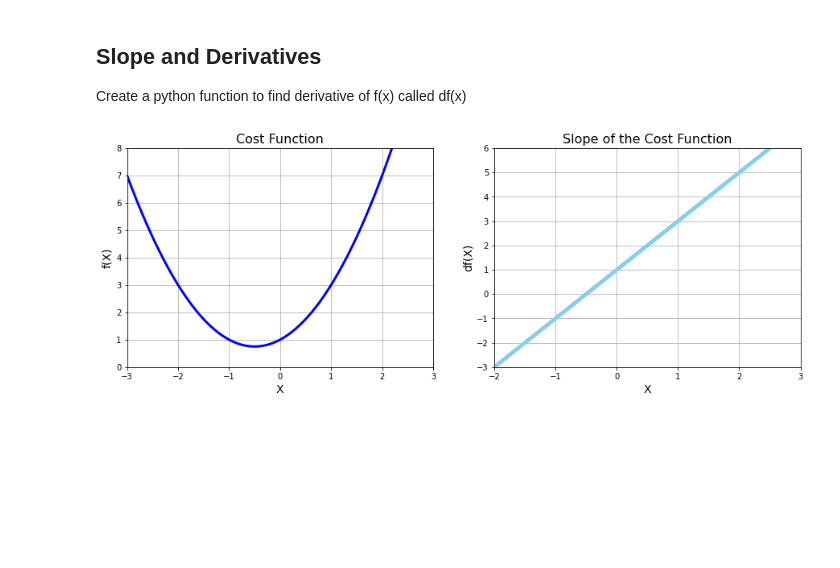
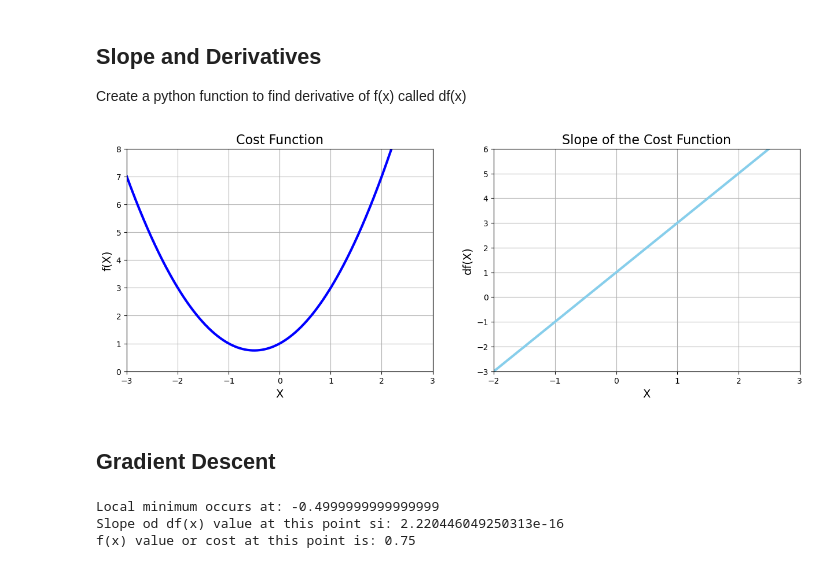
Before and after one commit to Foyezz/Data-Sciece-and-ML-Bootcamp-, a Jupyter notebook: Optimization and Gradient Descent Algorithm/Gradient Descent.ipynb, the cells around one changed output. Drawn from its saved outputs; the diff is of its cells as text; code cells hidden in the pictures; blank space fills up the shorter version.

Commit message:
Gradient Descent

```diff
--- a/Optimization and Gradient Descent Algorithm/Gradient Descent.ipynb
+++ b/Optimization and Gradient Descent Algorithm/Gradient Descent.ipynb
@@ -40,32 +40,61 @@ def df(x):
 plt.figure(figsize=[15, 5])
 
 # Chart-1 for cost function
 plt.subplot(1, 2, 1)
 
 plt.xlim([-3, 3])
 plt.ylim([0, 8])
 
 plt.title('Cost Function', fontsize = 16)
 plt.xlabel('X', fontsize = 14)
 plt.ylabel('f(X)', fontsize = 14)
 plt.grid()
 
 plt.plot(x_1, f(x_1), color = 'blue', linewidth = 3)
 
 # Chart-2 for Derivative
 plt.subplot(1, 2, 2)
 
 plt.title('Slope of the Cost Function', fontsize = 16)
 plt.xlabel('X', fontsize = 14)
 plt.ylabel('df(X)', fontsize = 14)
 plt.grid()
 
 plt.xlim([-2, 3])
 plt.ylim([-3, 6])
 
-plt.plot(x_1, df(x_1), color = 'skyblue', linewidth = 5)
+plt.plot(x_1, df(x_1), color = 'skyblue', linewidth = 3)
 
 
 plt.show()
 # %% [output]
-[figure, old version]
+[figure, new version]
+# %% [markdown]
+## Gradient Descent
+# %%
+# Gradient Descent
+
+new_x = 3
+previous_x = 0
+step_multiplier = 0.1
+precision = .0001
+
+for n in range(500):
+    previous_x = new_x
+    gradient = df(previous_x)
+    new_x = previous_x - step_multiplier * gradient
+
+    step_size = abs(new_x - previous_x)
+    #print(step_size)
+
+    if step_size < precision:
+        print('Loop ra')
+        break
+
+print('Local minimum occurs at:', new_x)
+print('Slope od df(x) value at this point si:', df(new_x))
+print('f(x) value or cost at this point is:', f(new_x))
+# %% [output]
+Local minimum occurs at: -0.4999999999999999
+Slope od df(x) value at this point si: 2.220446049250313e-16
+f(x) value or cost at this point is: 0.75
```
Also changed, not shown: parts of 1 cell of this notebook.
